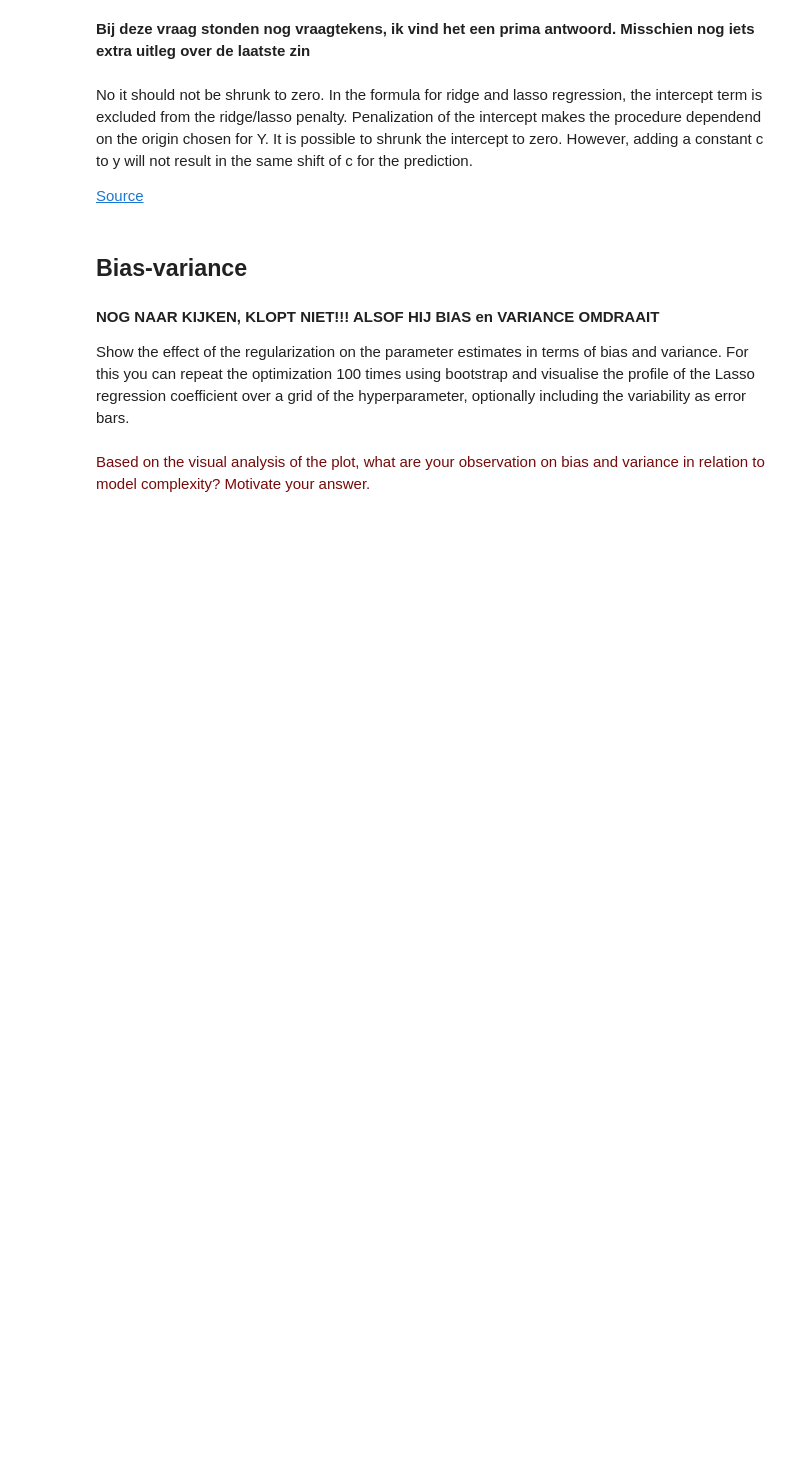
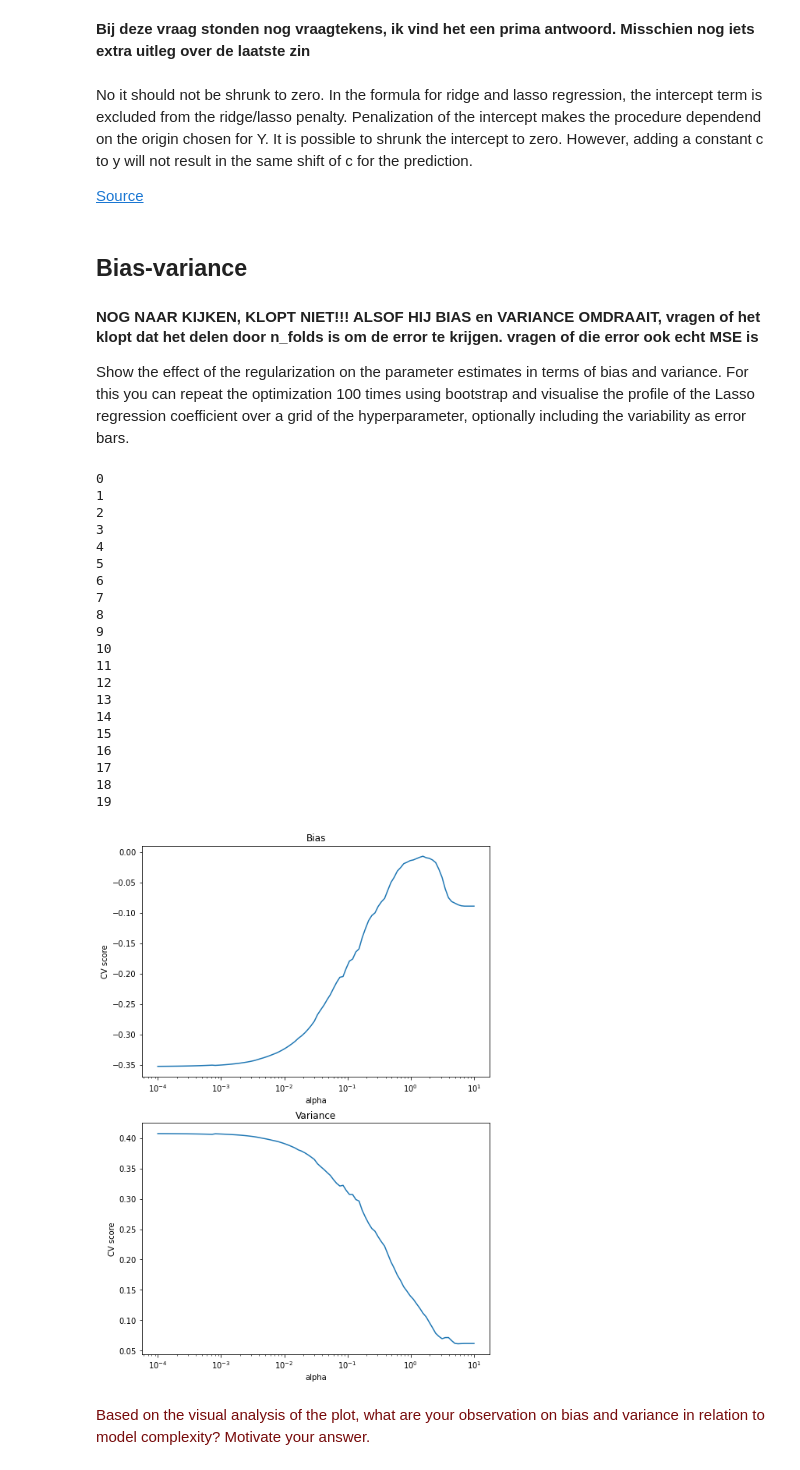
Before and after one commit to bgeven/8DM50_Group4, a Jupyter notebook: Assignment_week_3/week_3.ipynb, the cells around one changed output. Drawn from its saved outputs; the diff is of its cells as text; code cells hidden in the pictures; blank space fills up the shorter version.

Commit message:
Eddited the bias and variance
Used Mean Squared Error to calculate the bias

```diff
--- a/Assignment_week_3/week_3.ipynb
+++ b/Assignment_week_3/week_3.ipynb
@@ -411,7 +411,7 @@ No it should not be shrunk to zero. In the formula for ridge and lasso regressio
 [Source](https://stats.stackexchange.com/questions/86991/reason-for-not-shrinking-the-bias-intercept-term-in-regression)
 # %% [markdown]
 ## Bias-variance
-#### NOG NAAR KIJKEN, KLOPT NIET!!! ALSOF HIJ BIAS en VARIANCE OMDRAAIT
+#### NOG NAAR KIJKEN, KLOPT NIET!!! ALSOF HIJ BIAS en VARIANCE OMDRAAIT, vragen of het klopt dat het delen door n_folds is om de error te krijgen. vragen of die error ook echt MSE is
 
 Show the effect of the regularization on the parameter estimates in terms of bias and variance. For this you can repeat the optimization 100 times using bootstrap and visualise the profile of the Lasso regression coefficient over a grid of the hyperparameter, optionally including the variability as error bars.
 # %%
@@ -434,44 +434,68 @@ number_of_plots = 20
 cm = plt.get_cmap('gist_rainbow')
 
 std_errors = []
-list_std_errors = []
+list_stds = []
 
 for i in range(number_of_plots):
     # create a subset of 100 data points to test the model
     boot = resample(gene_expression, drug_response, replace=True, n_samples=100)
 
     # create and fit model
     # cross-validation using sklearn.model_selection.GridSearchCV
     clf_testing = GridSearchCV(lasso, tuned_parameters, cv=n_folds)
     clf_testing.fit(boot[0], boot[1])
 
     # get mean and std test score
     scores_test = clf_testing.cv_results_['mean_test_score']
     scores_std = clf_testing.cv_results_['std_test_score']
-    std_error = scores_std / np.sqrt(n_folds)
+    std_error = scores_test / np.sqrt(n_folds)
     std_errors.append(std_error)
-    list_std_errors.append(scores_std)
+    list_stds.append(scores_std)
 
-    # plot stds and scores (std for variance and means for bias)
-    scores_plot = axs[0].semilogx(alphas, scores_test)
 
     print(i) #To see how far in the programm you are
 
-#std_error = std_error/std_error
-sum_stds = [np.average(x) for x in zip(*list_std_errors)] # compute the mean std per alpha
+#variance = std^2
+#bias = sqrt(mean_squared_error - variance) = std_error - std
+sum_stds = [np.average(x) for x in zip(*list_stds)] # compute the mean std per alpha
+sum_errors = [np.average(y) for y in zip(*std_errors)]
+bias = [(y-x) for x,y in zip(sum_stds,sum_errors)]
+
 
 #plot stds and scores (std for variance and means for bias)
-axs[0].semilogx(alphas, scores_test)
+axs[0].semilogx(alphas, bias)
 axs[0].set(xlabel = 'alpha', ylabel='CV score')
 axs[1].semilogx(alphas, sum_stds)
 axs[1].set(xlabel = 'alpha', ylabel='CV score');
 
 #combining x and y labels where possible and defining x limits
 #for ax in axs.flat:
  #   ax.set(xlabel = 'alpha', ylabel='CV score +/- std error')
 
 #for ax in axs.flat:
  #   ax.label_outer()
+# %% [output]
+0
+1
+2
+3
+4
+5
+6
+7
+8
+9
+10
+11
+12
+13
+14
+15
+16
+17
+18
+19
+[figure, added]
 # %% [markdown]
 <p><font color='#770a0a'>Based on the visual analysis of the plot, what are your observation on bias and variance in relation to model complexity? Motivate your answer.</font></p>
 # %% [markdown]
```
Also changed, not shown: parts of 2 cells of this notebook.
